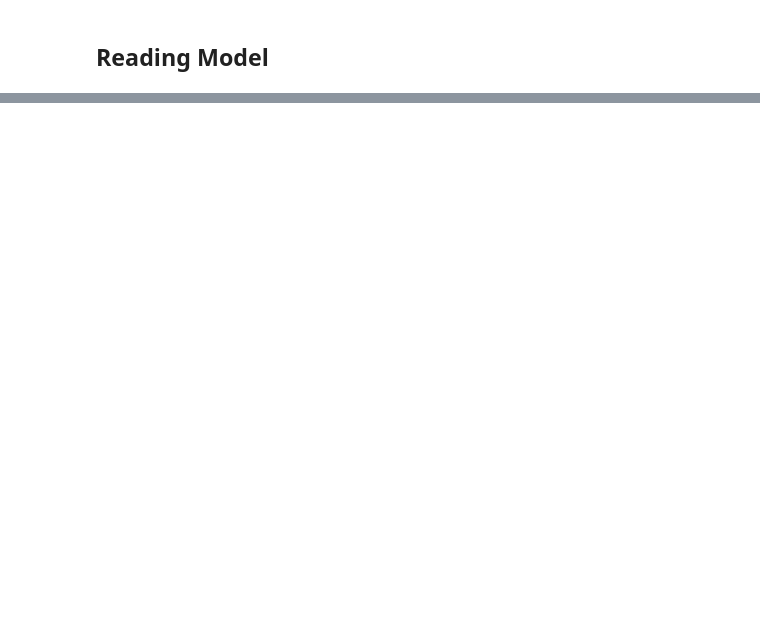
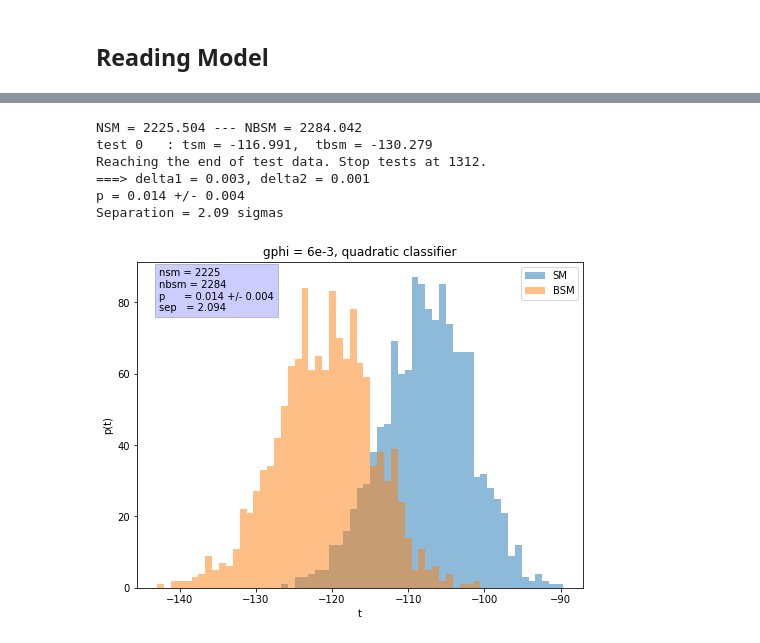
Before and after one commit to johannbrehmer/madminer, a Jupyter notebook: examples/tutorial_particle_physics/TestEstimator-Light.ipynb, the cells around one changed output, grey strips where cells are left out. Cells and saved outputs as stored; diff of their text form; code cells hidden in the pictures; blank space fills up the shorter version.

```diff
--- a/examples/tutorial_particle_physics/TestEstimator-Light.ipynb
+++ b/examples/tutorial_particle_physics/TestEstimator-Light.ipynb
@@ -98,5 +98,5 @@ def test_model(madminermodel, test_input_sm, test_input_bsm, bsmparval, NSM, NBS
                           %(e, test_duration))
 
 
-        return sep, p
+        return sep, p, tsm, tbsm
 # %% [output]
@@ -191,5 +191,5 @@ def test_model_qc(model, test_input_sm, test_input_bsm, bsmparval, NSM, NBSM, ep
                           %(e, test_duration))
 
 
-        return sep, p
+        return sep, p, tsm, tbsm
 # %%
@@ -256,10 +256,13 @@ def plot_histogram(tsm, tbsm, nsm, nbsm, p, deltap, sep, epochs,
 
     return
 # %%
-def TestEstimator(estimator, gphival, gphival_name='', withXS=True, title_message='', qc=False):
+def TestEstimator(estimator, bsmval, bsm_fname='', withXS=True, title_message='', qc=False):
+    #name of operator
+    op_name = bsm_fname.split('_')[0]
+    bsmval_name = bsm_fname.split('_')[-2]
 
     #toy data file path
-    f = h5py.File(os.getcwd()+'/toydata/gphi_toydata_test_%s.h5'%(gphival_name), 'r')
+    f = h5py.File(os.getcwd()+'/toydata/%s.h5'%(bsm_fname), 'r')
 
     #parse data
     Data = np.array(f['Data'])
@@ -297,21 +300,21 @@ def TestEstimator(estimator, gphival, gphival_name='', withXS=True, title_messag
 
     if withXS:
         if not qc:
-            sep, p = test_model(estimator, SM_Data, BSM_Data, gphival, NSM, NBSM, n_epochs, current_epoch, n_meas, charge,
-                  verbose_t=True, verbose_period_t=1e5, title='gphi%s'%(gphival_name)+title_message)
+            sep, p, tsm, tbsm = test_model(estimator, SM_Data, BSM_Data, bsmval, NSM, NBSM, n_epochs, current_epoch, n_meas, charge,
+                  verbose_t=True, verbose_period_t=1e5, title='%s = %s'%(op_name, bsmval_name)+title_message)
         else:
-            sep, p = test_model_qc(estimator, SM_Data, BSM_Data, gphival, NSM, NBSM, n_epochs, current_epoch, n_meas, charge,
-                  verbose_t=True, verbose_period_t=1e5, title='gphi%s'%(gphival_name)+title_message)
+            sep, p, tsm, tbsm = test_model_qc(estimator, SM_Data, BSM_Data, bsmval, NSM, NBSM, n_epochs, current_epoch, n_meas, charge,
+                  verbose_t=True, verbose_period_t=1e5, title='%s = %s'%(op_name, bsmval_name)+title_message)
     else:
         if not qc:
-            sep, p = test_model(estimator, SM_Data, BSM_Data, gphival, NSM, NBSM, n_epochs, current_epoch, n_meas, charge,
-              verbose_t=True, verbose_period_t=1e5, title='gphi%s_equalXS'%(gphival_name)+title_message)
+            sep, p, tsm, tbsm = test_model(estimator, SM_Data, BSM_Data, bsmval, NSM, NBSM, n_epochs, current_epoch, n_meas, charge,
+              verbose_t=True, verbose_period_t=1e5, title='%s = %s'%(op_name, bsmval_name)+title_message)
         else:
-            sep, p = test_model_qc(estimator, SM_Data, BSM_Data, gphival, NSM, NBSM, n_epochs, current_epoch, n_meas, charge,
-              verbose_t=True, verbose_period_t=1e5, title='gphi%s_equalXS'%(gphival_name)+title_message)
+            sep, p, tsm, tbsm = test_model_qc(estimator, SM_Data, BSM_Data, bsmval, NSM, NBSM, n_epochs, current_epoch, n_meas, charge,
+              verbose_t=True, verbose_period_t=1e5, title='%s = %s'%(op_name, bsmval_name)+title_message)
 
 
     f.close()
-    return sep, p
+    return sep, p, tsm, tbsm
 # %% [markdown]
 ## Reading Model
@@ -520,0 +362,14 @@ Partial test after 10000 epochs (took 122.87 seconds)
+# %%
+gphival = 6e-3
+gphi_fname = 'gphi_toydata_test_6e-3_out'
+
+
+sep_plus, p_plus, tsm_plus, tbsm_plus = TestEstimator(estimator, gphival, gphi_fname, title_message=', quadratic classifier', qc=True)
+# %% [output]
+NSM = 2225.504 --- NBSM = 2284.042
+test 0   : tsm = -116.991,  tbsm = -130.279
+Reaching the end of test data. Stop tests at 1312.
+===> delta1 = 0.003, delta2 = 0.001
+p = 0.014 +/- 0.004
+Separation = 2.09 sigmas
+[figure, added]
```
Also changed, not shown: parts of 31 cells of this notebook.
